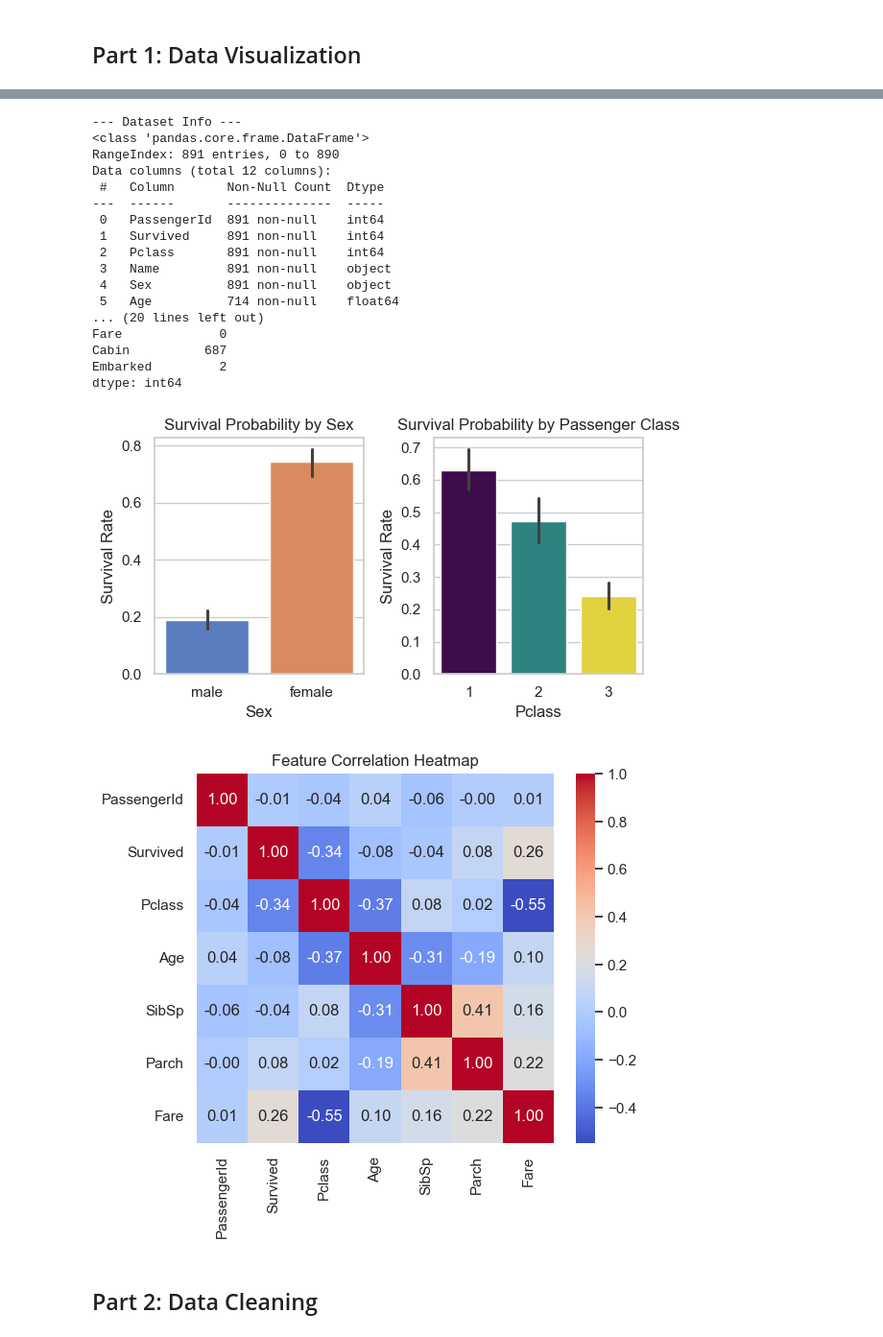
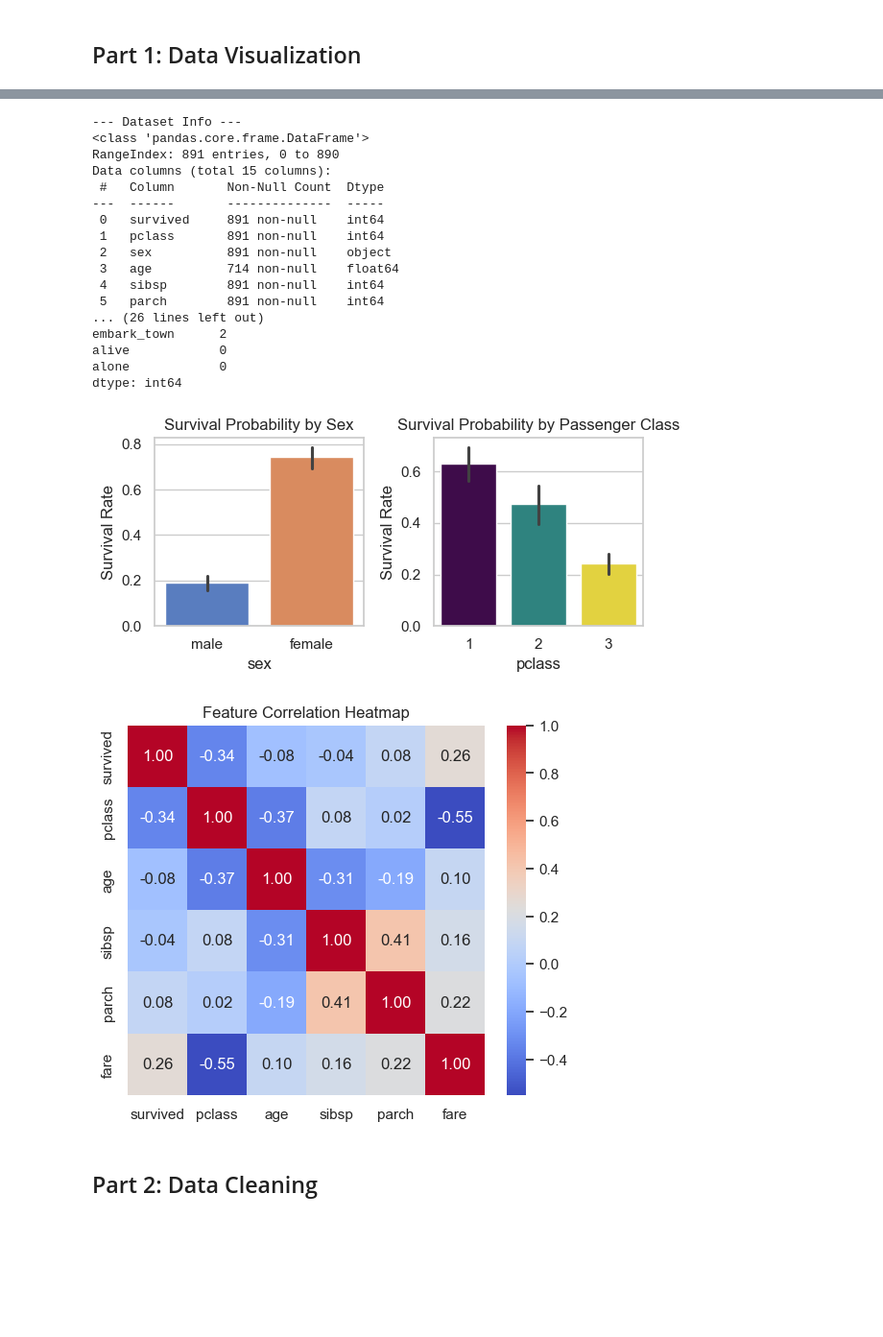
Before and after one commit to SamuelWang05/ml-final-project, a Jupyter notebook: ml-final-project.ipynb, the cells around one changed output, grey strips where cells are left out. Shown at 96% size. Cells and saved outputs as stored; diff of their text form; code cells hidden in the pictures; blank space fills up the shorter version.

Commit message:
Finished data cleaning, using seaborn dataset now

```diff
--- a/ml-final-project.ipynb
+++ b/ml-final-project.ipynb
@@ -20,56 +21,56 @@ import pandas as pd
 import seaborn as sns
 import matplotlib.pyplot as plt
 # %%
-train_df = pd.read_csv('train.csv')
+df = sns.load_dataset('titanic')
 
 # Quick Data Inspection
 print("--- Dataset Info ---")
-print(train_df.info())
+print(df.info())
 print("\n--- Missing Values ---")
-print(train_df.isnull().sum())
+print(df.isnull().sum())
 
 sns.set_theme(style="whitegrid")
-fig, ax = plt.subplots(1, 2, figsize=(6, 3.5))
+fig, ax = plt.subplots(1, 2, figsize=(6, 3))
 
 # Survival by Sex
-sns.barplot(x='Sex', y='Survived', data=train_df, ax=ax[0], palette='muted', hue='Sex', legend=False)
+sns.barplot(x='sex', y='survived', data=df, ax=ax[0], palette='muted', hue='sex', legend=False)
 ax[0].set_title('Survival Probability by Sex')
 ax[0].set_ylabel('Survival Rate')
 
 # Survival by Class
-sns.barplot(x='Pclass', y='Survived', data=train_df, ax=ax[1], palette='viridis', hue='Pclass', legend=False)
+sns.barplot(x='pclass', y='survived', data=df, ax=ax[1], palette='viridis', hue='pclass', legend=False)
 ax[1].set_title('Survival Probability by Passenger Class')
 ax[1].set_ylabel('Survival Rate')
 
 plt.tight_layout()
 plt.show()
 
-# Correlation Heatmap (for numerical features only)
+# Correlation Heatmap
 plt.figure(figsize=(6, 5))
-numeric_df = train_df.select_dtypes(include=['number'])
+numeric_df = df.select_dtypes(include=['number'])
 sns.heatmap(numeric_df.corr(), annot=True, cmap='coolwarm', fmt='.2f')
 plt.title('Feature Correlation Heatmap')
 plt.show()
 # %% [output]
 --- Dataset Info ---
 <class 'pandas.core.frame.DataFrame'>
 RangeIndex: 891 entries, 0 to 890
-Data columns (total 12 columns):
+Data columns (total 15 columns):
  #   Column       Non-Null Count  Dtype
 ---  ------       --------------  -----
- 0   PassengerId  891 non-null    int64
- 1   Survived     891 non-null    int64
- 2   Pclass       891 non-null    int64
- 3   Name         891 non-null    object
- 4   Sex          891 non-null    object
- 5   Age          714 non-null    float64
-... (20 lines left out)
-Fare             0
-Cabin          687
-Embarked         2
+ 0   survived     891 non-null    int64
+ 1   pclass       891 non-null    int64
+ 2   sex          891 non-null    object
+ 3   age          714 non-null    float64
+ 4   sibsp        891 non-null    int64
+ 5   parch        891 non-null    int64
+... (26 lines left out)
+embark_town      2
+alive            0
+alone            0
 dtype: int64
-[figure, old version]
+[figure, new version]
-[figure, old version]
+[figure, new version]
 # %% [markdown]
 ## Part 2: Data Cleaning
 # %% [markdown]
```
Also changed, not shown: parts of 3 cells of this notebook, 2 other files.
